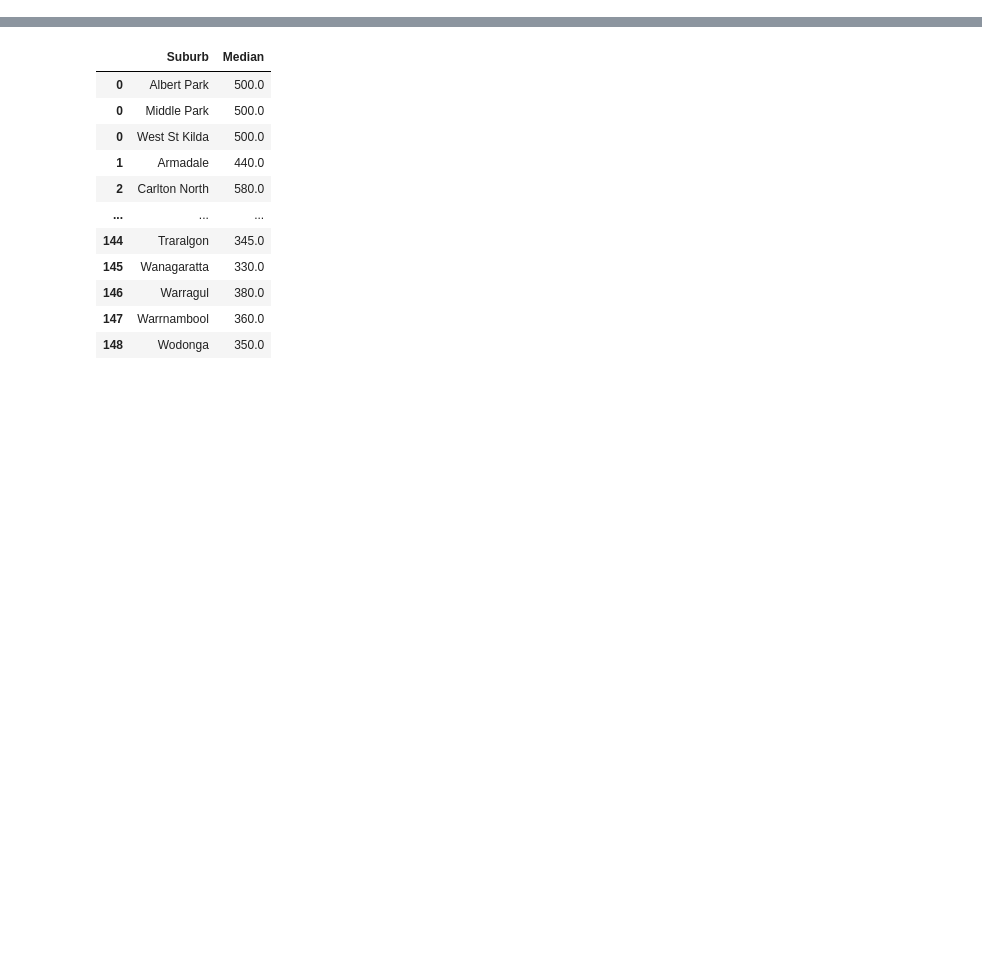
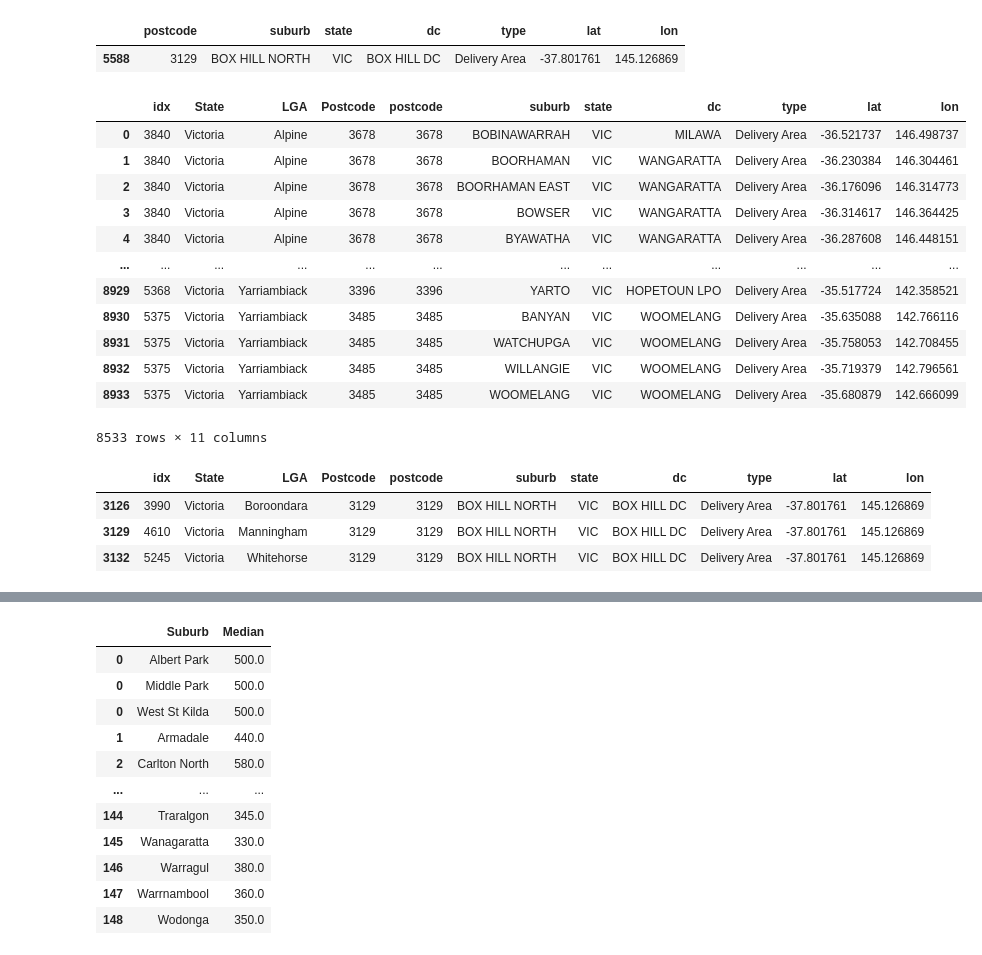
Before and after one commit to GuyDavis1/Week-9-Homework, a Jupyter notebook: data/cleaning.ipynb, the cells around one changed output, grey strips where cells are left out. Saved outputs shown, nothing was run; the diff lists cells and outputs as text; code cells hidden in the pictures; blank space fills up the shorter version.

```diff
--- a/data/cleaning.ipynb
+++ b/data/cleaning.ipynb
@@ -23,0 +46,30 @@ prop
+# %%
+post[post.suburb=="BOX HILL NORTH"]
+# %% [output]
+|  | postcode | suburb | state | dc | type | lat | lon |
+| 5588 | 3129 | BOX HILL NORTH | VIC | BOX HILL DC | Delivery Area | -37.801761 | 145.126869 |
+# %%
+prop=prop.merge(post,left_on="Postcode",right_on="postcode")
+prop=prop[(prop.state=="VIC")]
+prop
+# %% [output]
+|  | idx | State | LGA | Postcode | postcode | suburb | state | dc | type | lat | lon |
+| 0 | 3840 | Victoria | Alpine | 3678 | 3678 | BOBINAWARRAH | VIC | MILAWA | Delivery Area | -36.521737 | 146.498737 |
+| 1 | 3840 | Victoria | Alpine | 3678 | 3678 | BOORHAMAN | VIC | WANGARATTA | Delivery Area | -36.230384 | 146.304461 |
+| 2 | 3840 | Victoria | Alpine | 3678 | 3678 | BOORHAMAN EAST | VIC | WANGARATTA | Delivery Area | -36.176096 | 146.314773 |
+| 3 | 3840 | Victoria | Alpine | 3678 | 3678 | BOWSER | VIC | WANGARATTA | Delivery Area | -36.314617 | 146.364425 |
+| 4 | 3840 | Victoria | Alpine | 3678 | 3678 | BYAWATHA | VIC | WANGARATTA | Delivery Area | -36.287608 | 146.448151 |
+| ... | ... | ... | ... | ... | ... | ... | ... | ... | ... | ... | ... |
+| 8929 | 5368 | Victoria | Yarriambiack | 3396 | 3396 | YARTO | VIC | HOPETOUN LPO | Delivery Area | -35.517724 | 142.358521 |
+| 8930 | 5375 | Victoria | Yarriambiack | 3485 | 3485 | BANYAN | VIC | WOOMELANG | Delivery Area | -35.635088 | 142.766116 |
+| 8931 | 5375 | Victoria | Yarriambiack | 3485 | 3485 | WATCHUPGA | VIC | WOOMELANG | Delivery Area | -35.758053 | 142.708455 |
+| 8932 | 5375 | Victoria | Yarriambiack | 3485 | 3485 | WILLANGIE | VIC | WOOMELANG | Delivery Area | -35.719379 | 142.796561 |
+| 8933 | 5375 | Victoria | Yarriambiack | 3485 | 3485 | WOOMELANG | VIC | WOOMELANG | Delivery Area | -35.680879 | 142.666099 |
+8533 rows × 11 columns
+# %%
+prop[prop.suburb=="BOX HILL NORTH"]
+# %% [output]
+|  | idx | State | LGA | Postcode | postcode | suburb | state | dc | type | lat | lon |
+| 3126 | 3990 | Victoria | Boroondara | 3129 | 3129 | BOX HILL NORTH | VIC | BOX HILL DC | Delivery Area | -37.801761 | 145.126869 |
+| 3129 | 4610 | Victoria | Manningham | 3129 | 3129 | BOX HILL NORTH | VIC | BOX HILL DC | Delivery Area | -37.801761 | 145.126869 |
+| 3132 | 5245 | Victoria | Whitehorse | 3129 | 3129 | BOX HILL NORTH | VIC | BOX HILL DC | Delivery Area | -37.801761 | 145.126869 |
```
Also changed, not shown: parts of 19 cells of this notebook, 4 other files.
